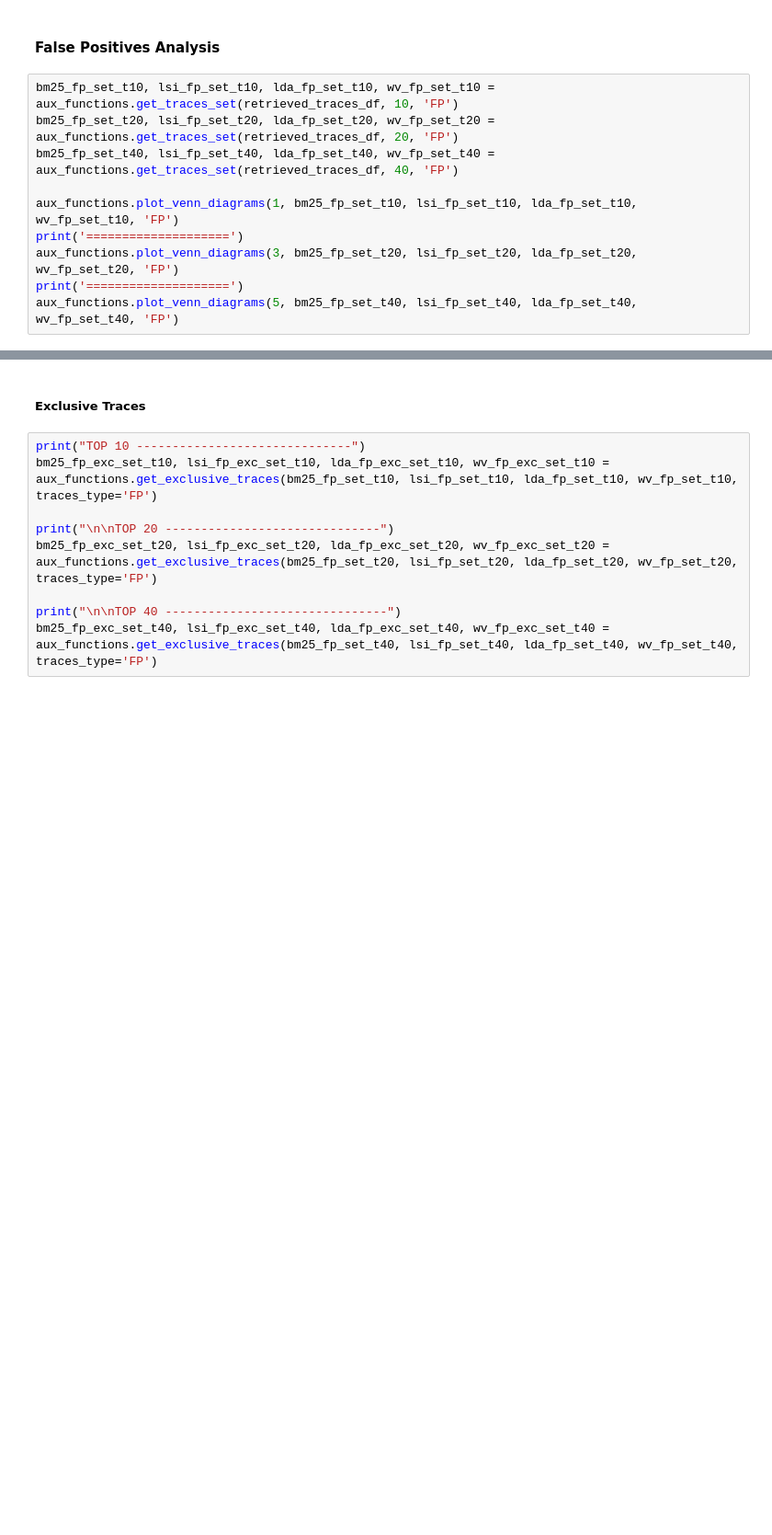
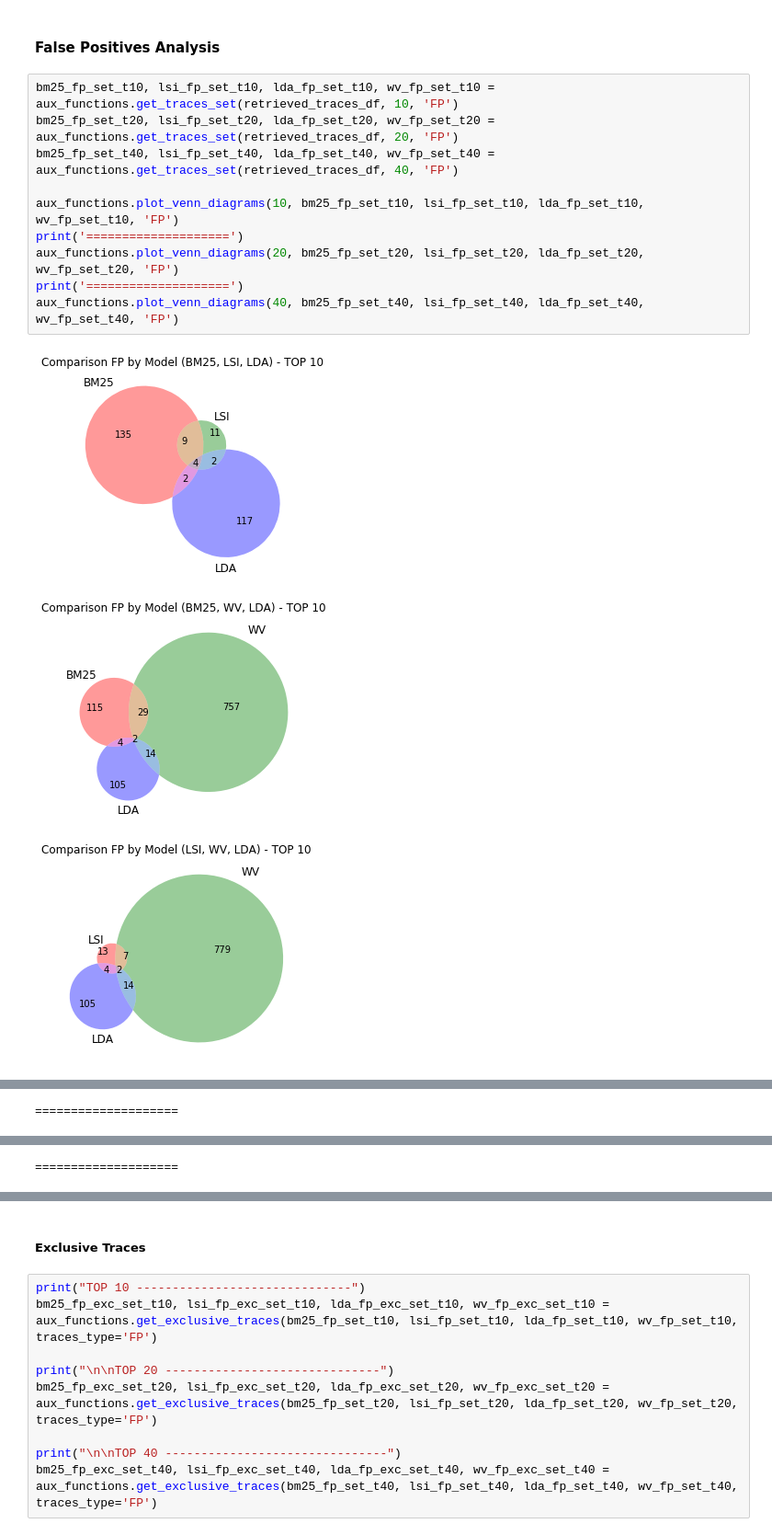
Before and after one commit to Pointpt/trace-link-recovery-study, a Jupyter notebook: notebooks/firefox_p2/tc_br_tracing/tc_br_runner.ipynb, the cells around one changed output, grey strips where cells are left out. Shown at 92% size. Cells and saved outputs as stored; diff of their text form; blank space fills up the shorter version.

```diff
--- a/notebooks/firefox_p2/tc_br_tracing/tc_br_runner.ipynb
+++ b/notebooks/firefox_p2/tc_br_tracing/tc_br_runner.ipynb
@@ -861,10 +883,14 @@ df
 # %%
 bm25_fp_set_t10, lsi_fp_set_t10, lda_fp_set_t10, wv_fp_set_t10 = aux_functions.get_traces_set(retrieved_traces_df, 10, 'FP')
 bm25_fp_set_t20, lsi_fp_set_t20, lda_fp_set_t20, wv_fp_set_t20 = aux_functions.get_traces_set(retrieved_traces_df, 20, 'FP')
 bm25_fp_set_t40, lsi_fp_set_t40, lda_fp_set_t40, wv_fp_set_t40 = aux_functions.get_traces_set(retrieved_traces_df, 40, 'FP')
 
-aux_functions.plot_venn_diagrams(1, bm25_fp_set_t10, lsi_fp_set_t10, lda_fp_set_t10, wv_fp_set_t10, 'FP')
+aux_functions.plot_venn_diagrams(10, bm25_fp_set_t10, lsi_fp_set_t10, lda_fp_set_t10, wv_fp_set_t10, 'FP')
 print('====================')
-aux_functions.plot_venn_diagrams(3, bm25_fp_set_t20, lsi_fp_set_t20, lda_fp_set_t20, wv_fp_set_t20, 'FP')
+aux_functions.plot_venn_diagrams(20, bm25_fp_set_t20, lsi_fp_set_t20, lda_fp_set_t20, wv_fp_set_t20, 'FP')
 print('====================')
-aux_functions.plot_venn_diagrams(5, bm25_fp_set_t40, lsi_fp_set_t40, lda_fp_set_t40, wv_fp_set_t40, 'FP')
+aux_functions.plot_venn_diagrams(40, bm25_fp_set_t40, lsi_fp_set_t40, lda_fp_set_t40, wv_fp_set_t40, 'FP')
+# %% [output]
+[figure, added]
+[figure, added]
+[figure, added]
@@ -870,0 +898 @@ aux_functions.plot_venn_diagrams(5, bm25_fp_set_t40, lsi_fp_set_t40, lda_fp_set_
+====================
@@ -870,0 +903 @@ aux_functions.plot_venn_diagrams(5, bm25_fp_set_t40, lsi_fp_set_t40, lda_fp_set_
+====================
```
Also changed, not shown: parts of 7 cells of this notebook.
